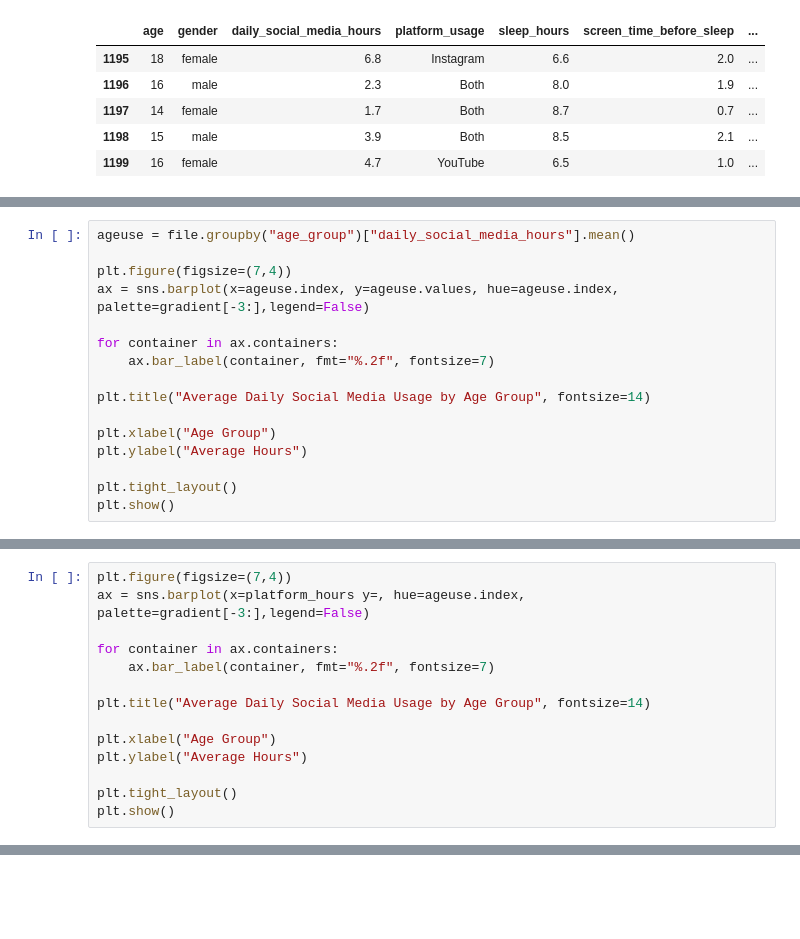
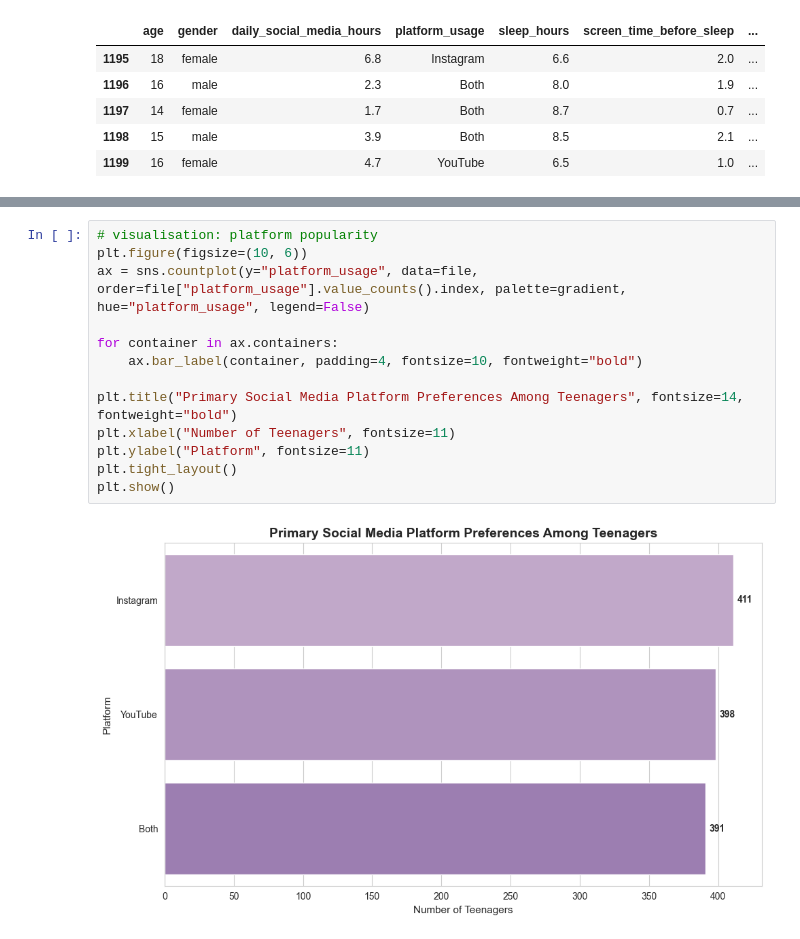
Before and after one commit to abbas-poonawala/ds-internship, a Jupyter notebook: digital-loneliness-and-social-media/project1.ipynb, the cells around one changed output, grey strips where cells are left out. Saved outputs shown, nothing was run; the diff lists cells and outputs as text; blank space fills up the shorter version.

```diff
--- a/digital-loneliness-and-social-media/project1.ipynb
+++ b/digital-loneliness-and-social-media/project1.ipynb
@@ -153,16 +93,0 @@ Name: daily_social_media_hours, dtype: float64
-# %%
-ageuse = file.groupby("age_group")["daily_social_media_hours"].mean()
-
-plt.figure(figsize=(7,4))
-ax = sns.barplot(x=ageuse.index, y=ageuse.values, hue=ageuse.index, palette=gradient[-3:],legend=False)
-
-for container in ax.containers:
-    ax.bar_label(container, fmt="%.2f", fontsize=7)
-
-plt.title("Average Daily Social Media Usage by Age Group", fontsize=14)
-
-plt.xlabel("Age Group")
-plt.ylabel("Average Hours")
-
-plt.tight_layout()
-plt.show()
@@ -190,14 +93,0 @@ platform_hours.round(2)
-# %%
-plt.figure(figsize=(7,4))
-ax = sns.barplot(x=platform_hours y=, hue=ageuse.index, palette=gradient[-3:],legend=False)
-
-for container in ax.containers:
-    ax.bar_label(container, fmt="%.2f", fontsize=7)
-
-plt.title("Average Daily Social Media Usage by Age Group", fontsize=14)
-
-plt.xlabel("Age Group")
-plt.ylabel("Average Hours")
-
-plt.tight_layout()
-plt.show()
@@ -203,0 +277,15 @@ plt.show()
+# %%
+# visualisation: platform popularity
+plt.figure(figsize=(10, 6))
+ax = sns.countplot(y="platform_usage", data=file, order=file["platform_usage"].value_counts().index, palette=gradient, hue="platform_usage", legend=False)
+
+for container in ax.containers:
+    ax.bar_label(container, padding=4, fontsize=10, fontweight="bold")
+
+plt.title("Primary Social Media Platform Preferences Among Teenagers", fontsize=14, fontweight="bold")
+plt.xlabel("Number of Teenagers", fontsize=11)
+plt.ylabel("Platform", fontsize=11)
+plt.tight_layout()
+plt.show()
+# %% [output]
+[figure, added]
```
Also changed, not shown: parts of 103 cells of this notebook, 4 other files.
